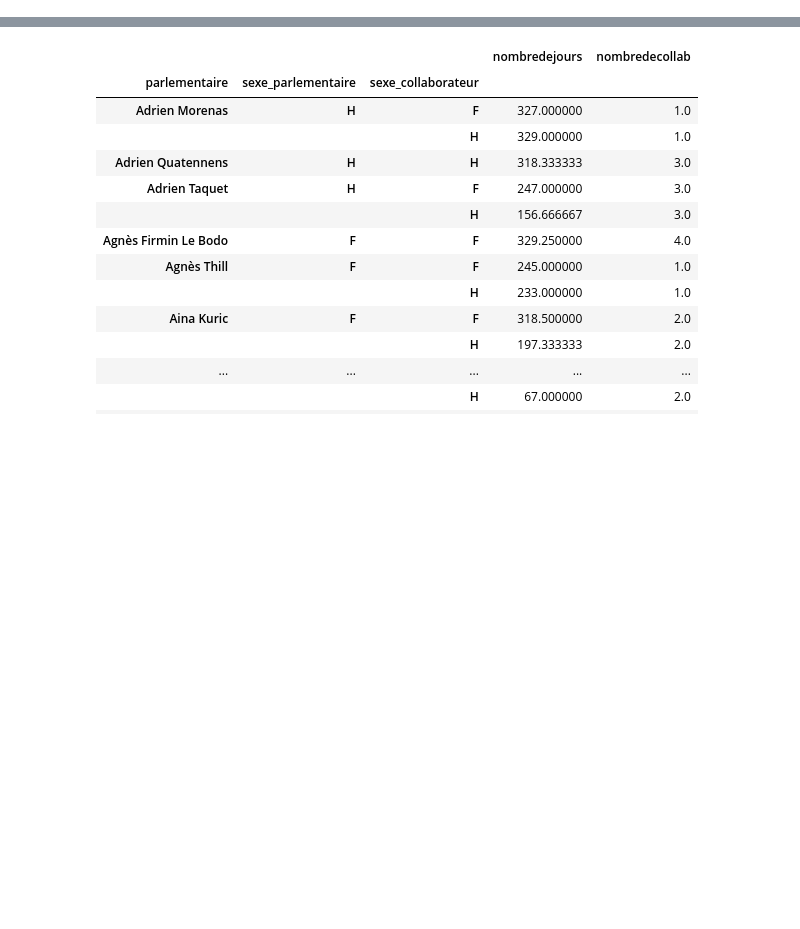
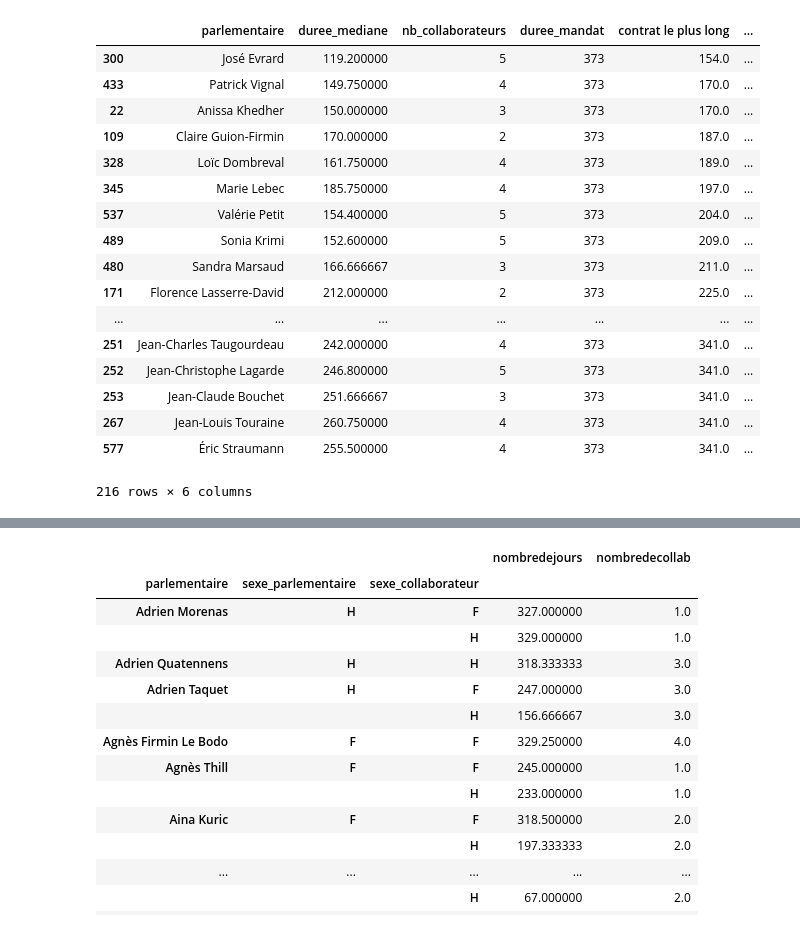
Before and after one commit to regardscitoyens/Collaborateurs-Parlement, a Jupyter notebook: exploitations/turnover.ipynb, the cells around one changed output, grey strips where cells are left out. Saved outputs shown, nothing was run; the diff lists cells and outputs as text; code cells hidden in the pictures; blank space fills up the shorter version.

```diff
--- a/exploitations/turnover.ipynb
+++ b/exploitations/turnover.ipynb
@@ -39,5 +115,28 @@ nb_collaborateurs = csv.groupby(["parlementaire"])[['collaborateur']].count().re
 # %%
-duree_moy_collaborateurs = csv.groupby(["parlementaire"])[['nombredejours']].mean().rename(columns={"nombredejours": "duree_moyenne"})
-duree_moy_collaborateurs = duree_moy_collaborateurs.merge(nb_collaborateurs, on="parlementaire").merge(csv.groupby(["parlementaire"])[['duree_mandat']].first(), on="parlementaire").merge(csv.groupby(["parlementaire"])[['nombredejours']].max(), on="parlementaire").sort_values("duree_moyenne")
-duree_moy_collaborateurs["ratio_contrat_mandat"] = duree_moy_collaborateurs["duree_moyenne"] / duree_moy_collaborateurs["duree_mandat"]
-duree_moy_collaborateurs = duree_moy_collaborateurs.rename(columns={"nombredejours": "contrat le plus long"})
+csv_sans_stagiaire = csv[csv["nombredejours"] > 90]
+duree_sans_stagiaire = csv_sans_stagiaire.groupby(["parlementaire"])[['nombredejours']].mean().rename(columns={"nombredejours": "duree_mediane"})
+duree_sans_stagiaire = duree_sans_stagiaire.reset_index().merge(csv_sans_stagiaire.groupby(["parlementaire"])[['collaborateur']].count().rename(columns={"collaborateur": "nb_collaborateurs"}).reset_index(), on="parlementaire")
+duree_sans_stagiaire = duree_sans_stagiaire.merge(csv_sans_stagiaire.groupby(["parlementaire"])[['duree_mandat']].first().reset_index(), on="parlementaire")
+duree_sans_stagiaire = duree_sans_stagiaire.merge(csv_sans_stagiaire.groupby(["parlementaire"])[['nombredejours']].max().reset_index(), on="parlementaire")
+duree_sans_stagiaire["ratio_contrat_mandat"] = duree_sans_stagiaire["duree_mediane"] / duree_sans_stagiaire["duree_mandat"]
+duree_sans_stagiaire = duree_sans_stagiaire.rename(columns={"nombredejours": "contrat le plus long"})
+duree_sans_stagiaire[duree_sans_stagiaire["ratio_contrat_mandat"] < 0.7].sort_values("contrat le plus long")
+# %% [output]
+|  | parlementaire | duree_mediane | nb_collaborateurs | duree_mandat | contrat le plus long | ... |
+| 300 | José Evrard | 119.200000 | 5 | 373 | 154.0 | ... |
+| 433 | Patrick Vignal | 149.750000 | 4 | 373 | 170.0 | ... |
+| 22 | Anissa Khedher | 150.000000 | 3 | 373 | 170.0 | ... |
+| 109 | Claire Guion-Firmin | 170.000000 | 2 | 373 | 187.0 | ... |
+| 328 | Loïc Dombreval | 161.750000 | 4 | 373 | 189.0 | ... |
+| 345 | Marie Lebec | 185.750000 | 4 | 373 | 197.0 | ... |
+| 537 | Valérie Petit | 154.400000 | 5 | 373 | 204.0 | ... |
+| 489 | Sonia Krimi | 152.600000 | 5 | 373 | 209.0 | ... |
+| 480 | Sandra Marsaud | 166.666667 | 3 | 373 | 211.0 | ... |
+| 171 | Florence Lasserre-David | 212.000000 | 2 | 373 | 225.0 | ... |
+| ... | ... | ... | ... | ... | ... | ... |
+| 251 | Jean-Charles Taugourdeau | 242.000000 | 4 | 373 | 341.0 | ... |
+| 252 | Jean-Christophe Lagarde | 246.800000 | 5 | 373 | 341.0 | ... |
+| 253 | Jean-Claude Bouchet | 251.666667 | 3 | 373 | 341.0 | ... |
+| 267 | Jean-Louis Touraine | 260.750000 | 4 | 373 | 341.0 | ... |
+| 577 | Éric Straumann | 255.500000 | 4 | 373 | 341.0 | ... |
+216 rows × 6 columns
```
Also changed, not shown: parts of 16 cells of this notebook, 2 other files.
